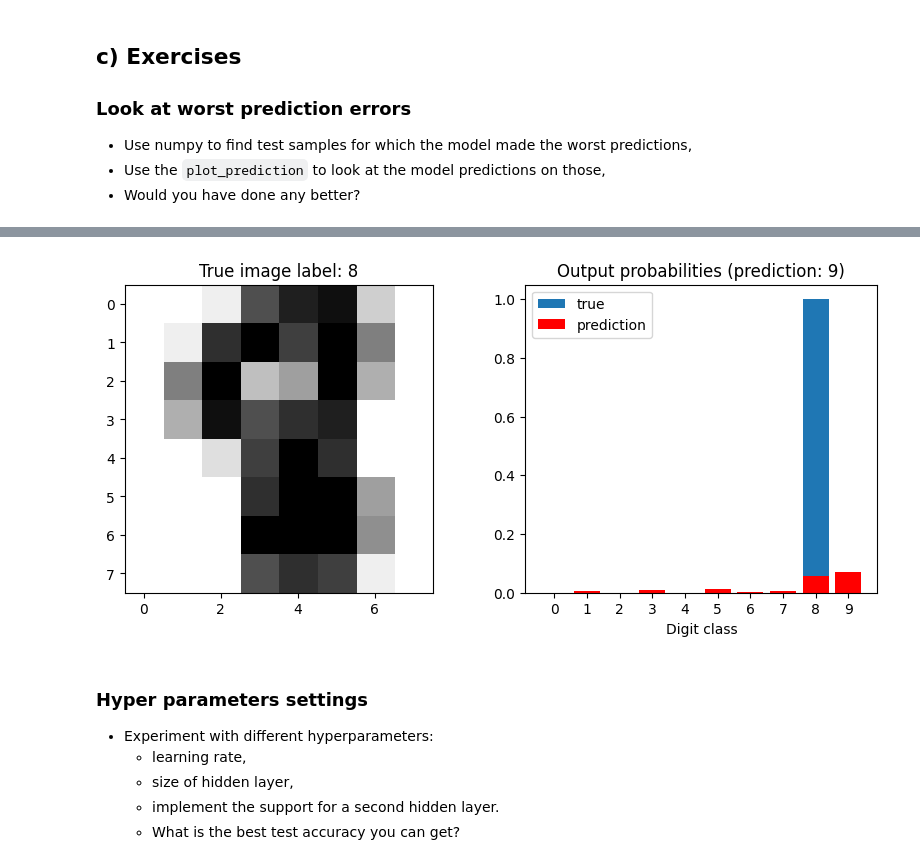
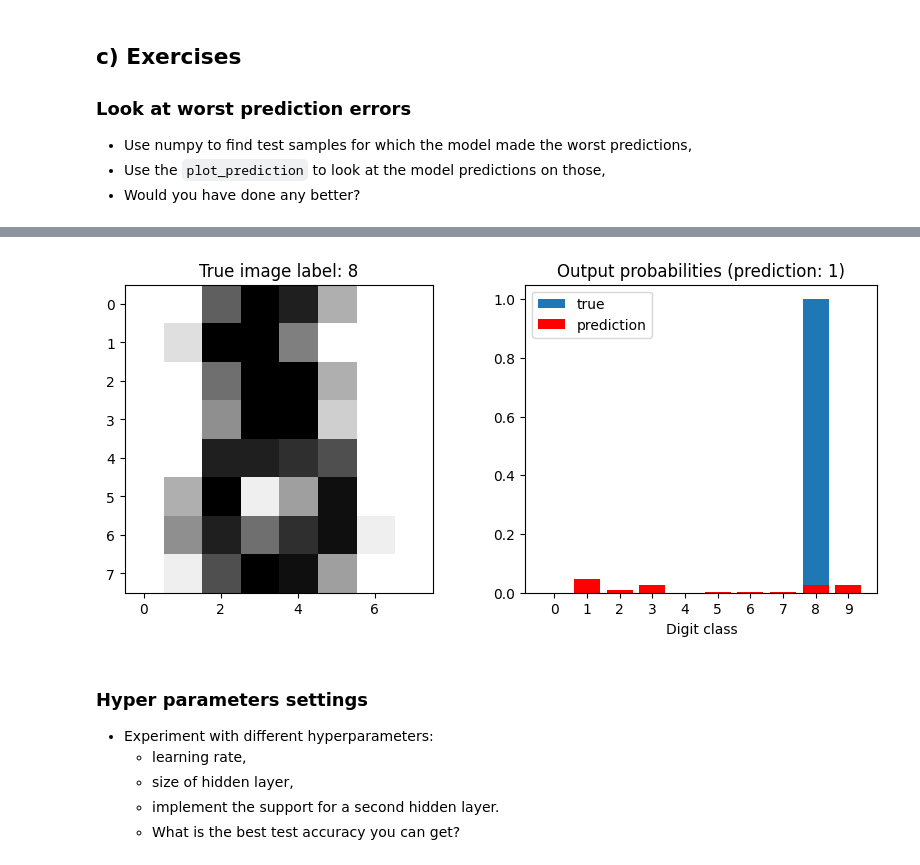
Before and after one commit to C-Lamparter/deep_learning, a Jupyter notebook: 01_materials/labs/lab_2.ipynb, the cells around one changed output, grey strips where cells are left out. Cells and saved outputs as stored; diff of their text form; code cells hidden in the pictures.

```diff
--- a/01_materials/labs/lab_2.ipynb
+++ b/01_materials/labs/lab_2.ipynb
@@ -535,8 +555,8 @@ array([ 20, 249, 244, 170, 107])
 # %%
 #Visualize model predictions
-plot_prediction(model, sample_idx=20)
+plot_prediction(model, sample_idx=33)
 # %% [output]
-[figure, old version]
+[figure, new version]
 # %% [markdown]
 ### Hyper parameters settings
 
```
Also changed, not shown: parts of 15 cells of this notebook, 1 other file.
